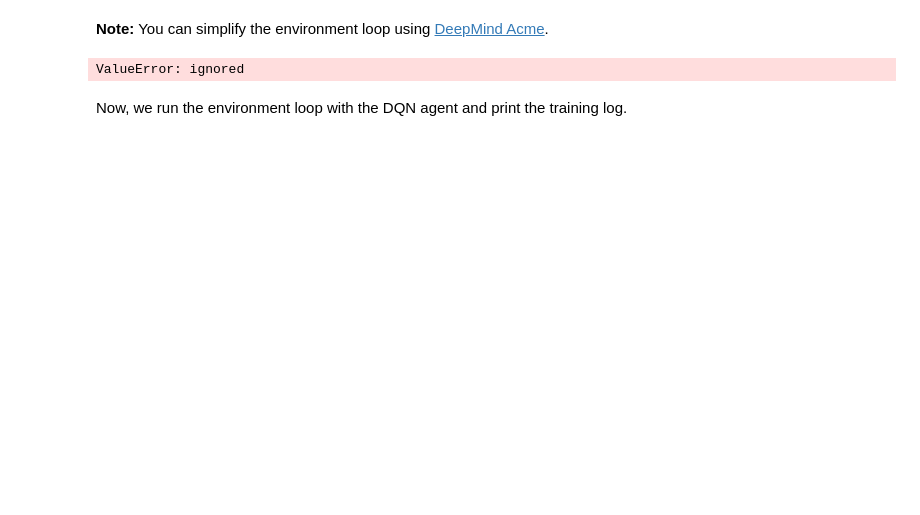
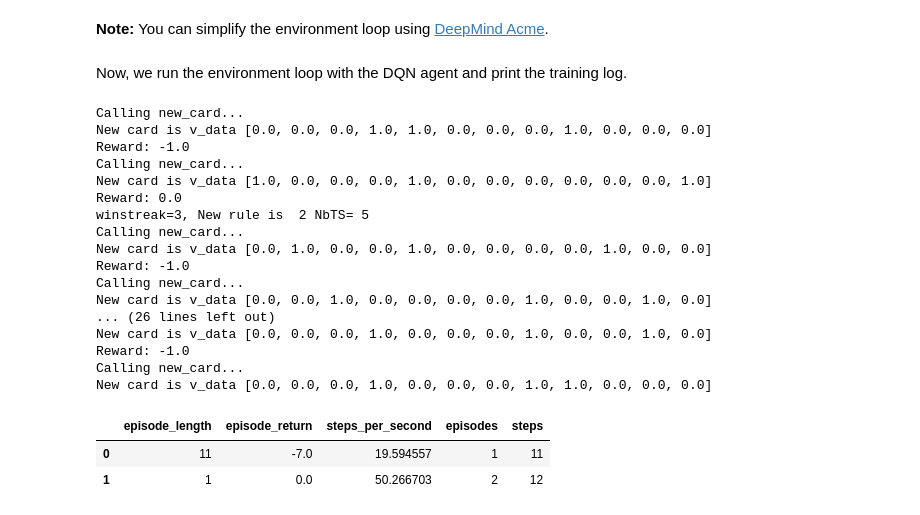
Before and after one commit to tozanni/nma_wcst_rl, a Jupyter notebook: human_rl_wcst.ipynb, the cells around one changed output. Saved outputs shown, nothing was run; the diff lists cells and outputs as text; code cells hidden in the pictures; blank space fills up the shorter version.

Commit message:
Fixing spec of observations (cards should be float). Fixing reward values and data types (0. , -1.)

```diff
--- a/human_rl_wcst.ipynb
+++ b/human_rl_wcst.ipynb
@@ -119,6 +119,7 @@ class RandomAgent(acme.Actor):
 
 From [Pauline Bock's repository](https://github.com/PaulineBock/WCSTDehaeneChangeux)
 # %%
+from tensorflow import float32
 """
 Module WCST (Imported as regular functions)
 
@@ -136,7 +137,7 @@ def perception(nb_dim, nb_templates, nb_features):
     Create and return reference cards.
     """
     percep_shape = (nb_templates, nb_dim, nb_features)
-    percep = np.zeros(percep_shape, dtype=int)
+    percep = np.zeros(percep_shape, dtype=float)
 
     #Random generating of binary features
     for i in range(0, nb_templates):
@@ -173,7 +174,7 @@ def create_card_Reasoning(nb_dim, nb_features):
     Create a card with ambiguity.
     """
     item_shape = (nb_dim, nb_features)
-    item = np.zeros(item_shape, dtype=int)
+    item = np.zeros(item_shape, dtype=float)
 
     r = [0,1,2]
     #random 2 different dimensions
@@ -239,8 +240,6 @@ class WCST_Env(dm_env.Environment):
         self.nb_features = 4
         self.nb_templates = self.nb_features
         r = 3  #rules number, we have 3 rules
-
-        self.sample_card = np.array([0, 0, 0, 1, 1, 0, 0, 0, 0, 0, 0, 1])
 
         self.nbTS = 0
         self.nb_win = 0
@@ -311,11 +310,15 @@ class WCST_Env(dm_env.Environment):
                 right_action_i = i
 
         if right_action_i == action:
+            #Original DaheneChangeux
             #0 to decrease error activity
-            return 0
+            #return 0.
+            return 0.
         else:
+            #Original DaheneChangeux
             #1 to activate error cluster
-            return 1
+            #return 1.
+            return -1.
 
     def step(self, action: int):
 
@@ -375,12 +378,10 @@ class WCST_Env(dm_env.Environment):
             return dm_env.transition(reward=step_reward, observation=self._observation())
 
     def observation_spec(self):
-        return dm_env.specs.BoundedArray(
-            shape=self.sample_card.shape,
-            dtype=self.sample_card.dtype,
-            name='card',
-            minimum=len(self.sample_card),
-            maximum=len(self.sample_card)
+        return dm_env.specs.Array(
+            shape=(3, 4),
+            dtype=np.float32,
+            name='card'
         )
 
     def action_spec(self):
@@ -397,7 +398,7 @@ class WCST_Env(dm_env.Environment):
         print("Calling new_card...")
         np_data, card = self.new_card()
         print("New card is v_data", card)
-        obs = card
+        obs = np_data
         return obs
 
     @staticmethod
@@ -420,0 +431,3 @@ agent = RandomAgent(env_spec)
+# %%
+timestep = env.reset()
+timestep.observation
@@ -439,7 +462,7 @@ for episode in range(n_episodes):
   timestep = env.reset()
 
   # Make the first observation.
-  agent.observe_first(timestep)
+  #agent.observe_first(timestep)
 
   # Run an episode
   while not timestep.last():
@@ -537,15 +552,35 @@ agent = dqn.DQN(
     logger=loggers.InMemoryLogger(),
     checkpoint=False,
 )
-# %% [output]
-ValueError: ignored
 # %% [markdown]
 Now, we run the environment loop with the DQN agent and print the training log.
 # %%
 # training loop
+n_episodes = 2
 loop = EnvironmentLoop(env, agent, logger=loggers.InMemoryLogger())
-#loop.run(n_episodes)
+loop.run(n_episodes)
 
 # print logs
-#logs = pd.DataFrame(loop._logger._data)
-#logs.tail()
+logs = pd.DataFrame(loop._logger._data)
+logs.tail()
+# %% [output]
+Calling new_card...
+New card is v_data [0.0, 0.0, 0.0, 1.0, 1.0, 0.0, 0.0, 0.0, 1.0, 0.0, 0.0, 0.0]
+Reward: -1.0
+Calling new_card...
+New card is v_data [1.0, 0.0, 0.0, 0.0, 1.0, 0.0, 0.0, 0.0, 0.0, 0.0, 0.0, 1.0]
+Reward: 0.0
+winstreak=3, New rule is  2 NbTS= 5
+Calling new_card...
+New card is v_data [0.0, 1.0, 0.0, 0.0, 1.0, 0.0, 0.0, 0.0, 0.0, 1.0, 0.0, 0.0]
+Reward: -1.0
+Calling new_card...
+New card is v_data [0.0, 0.0, 1.0, 0.0, 0.0, 0.0, 0.0, 1.0, 0.0, 0.0, 1.0, 0.0]
+... (26 lines left out)
+New card is v_data [0.0, 0.0, 0.0, 1.0, 0.0, 0.0, 0.0, 1.0, 0.0, 0.0, 1.0, 0.0]
+Reward: -1.0
+Calling new_card...
+New card is v_data [0.0, 0.0, 0.0, 1.0, 0.0, 0.0, 0.0, 1.0, 1.0, 0.0, 0.0, 0.0]
+|  | episode_length | episode_return | steps_per_second | episodes | steps |
+| 0 | 11 | -7.0 | 19.594557 | 1 | 11 |
+| 1 | 1 | 0.0 | 50.266703 | 2 | 12 |
```
Also changed, not shown: parts of 6 cells of this notebook.
